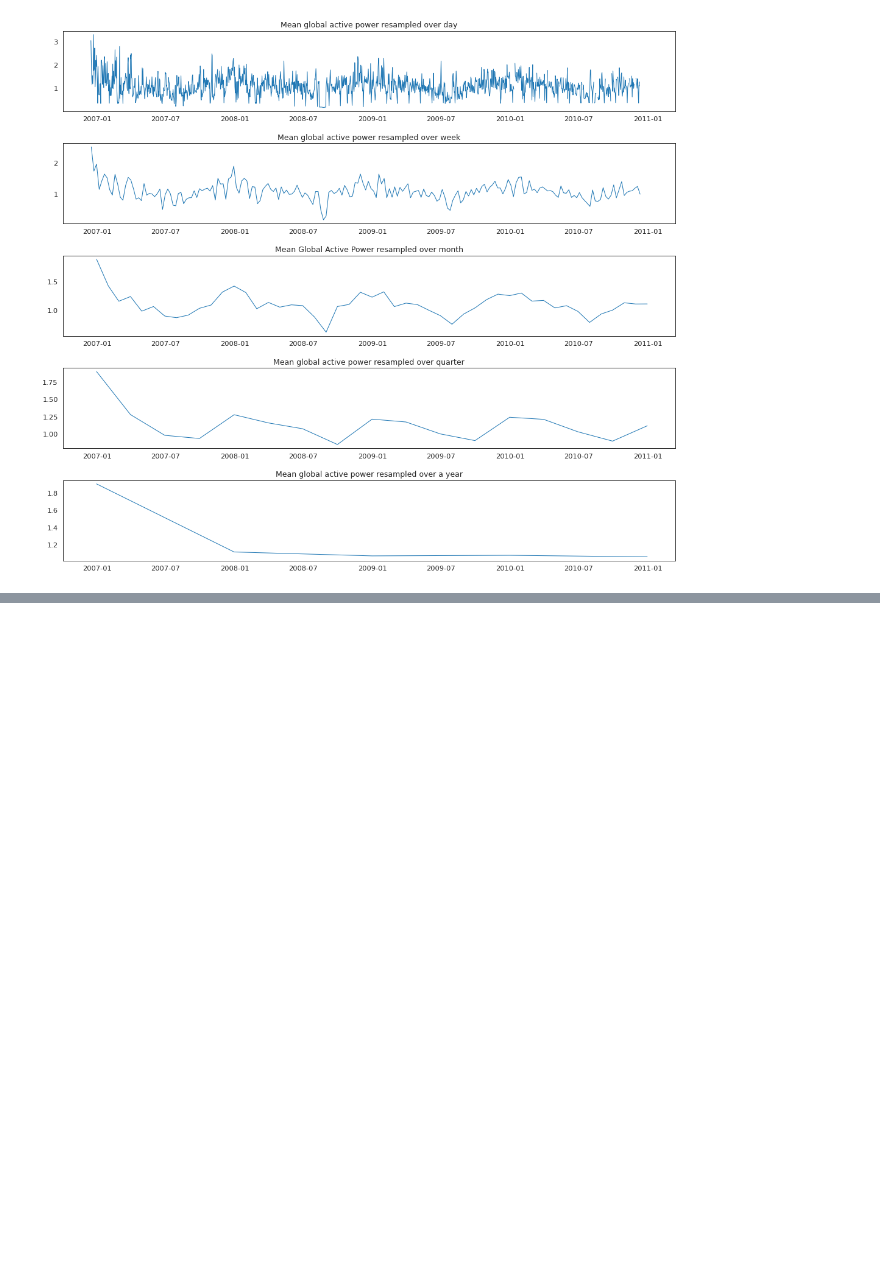
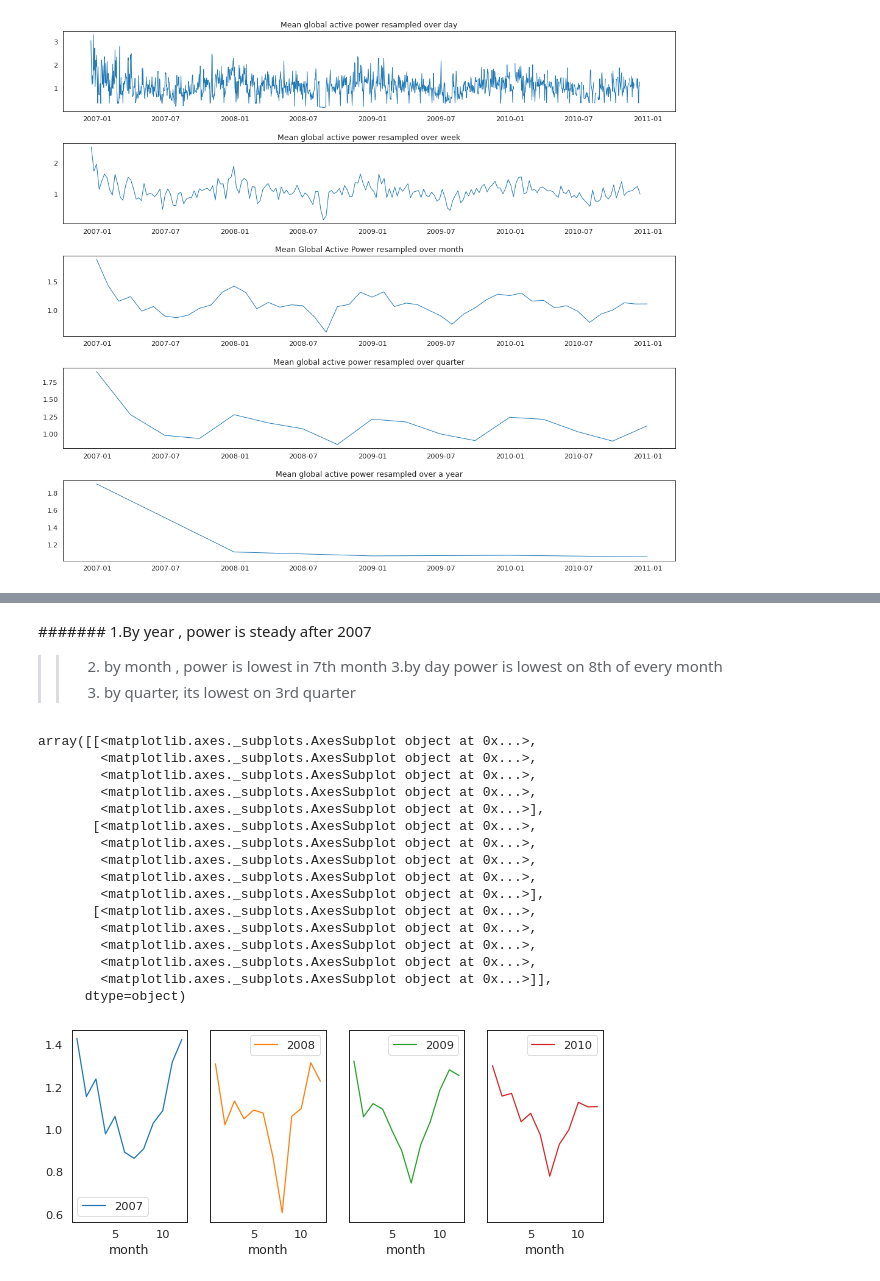
Before and after one commit to Chirag314/Household-power-consumption, a Jupyter notebook: household_power_consumption.ipynb, the cells around one changed output, grey strips where cells are left out. Cells and saved outputs as stored; diff of their text form; code cells hidden in the pictures; blank space fills up the shorter version.

```diff
--- a/household_power_consumption.ipynb
+++ b/household_power_consumption.ipynb
@@ -209,0 +231,26 @@ NameError: ignored
+# %% [markdown]
+####### 1.By year , power is steady after 2007
+>>2. by month , power is lowest in 7th month
+>>3.by day power is lowest on 8th of every month
+>> 4. by quarter, its lowest on 3rd quarter
+# %%
+#We remove 2006 because other years have similar pattern.
+pd.pivot_table(df.loc[df['year']!=2006],values='Global_active_power',columns='year',index='month').plot(subplots=True,figsize=(12,12),layout=(3,5),sharey=True)
+# %% [output]
+array([[<matplotlib.axes._subplots.AxesSubplot object at 0x...>,
+        <matplotlib.axes._subplots.AxesSubplot object at 0x...>,
+        <matplotlib.axes._subplots.AxesSubplot object at 0x...>,
+        <matplotlib.axes._subplots.AxesSubplot object at 0x...>,
+        <matplotlib.axes._subplots.AxesSubplot object at 0x...>],
+       [<matplotlib.axes._subplots.AxesSubplot object at 0x...>,
+        <matplotlib.axes._subplots.AxesSubplot object at 0x...>,
+        <matplotlib.axes._subplots.AxesSubplot object at 0x...>,
+        <matplotlib.axes._subplots.AxesSubplot object at 0x...>,
+        <matplotlib.axes._subplots.AxesSubplot object at 0x...>],
+       [<matplotlib.axes._subplots.AxesSubplot object at 0x...>,
+        <matplotlib.axes._subplots.AxesSubplot object at 0x...>,
+        <matplotlib.axes._subplots.AxesSubplot object at 0x...>,
+        <matplotlib.axes._subplots.AxesSubplot object at 0x...>,
+        <matplotlib.axes._subplots.AxesSubplot object at 0x...>]],
+      dtype=object)
+[figure, added]
```
Also changed, not shown: parts of 9 cells of this notebook.
